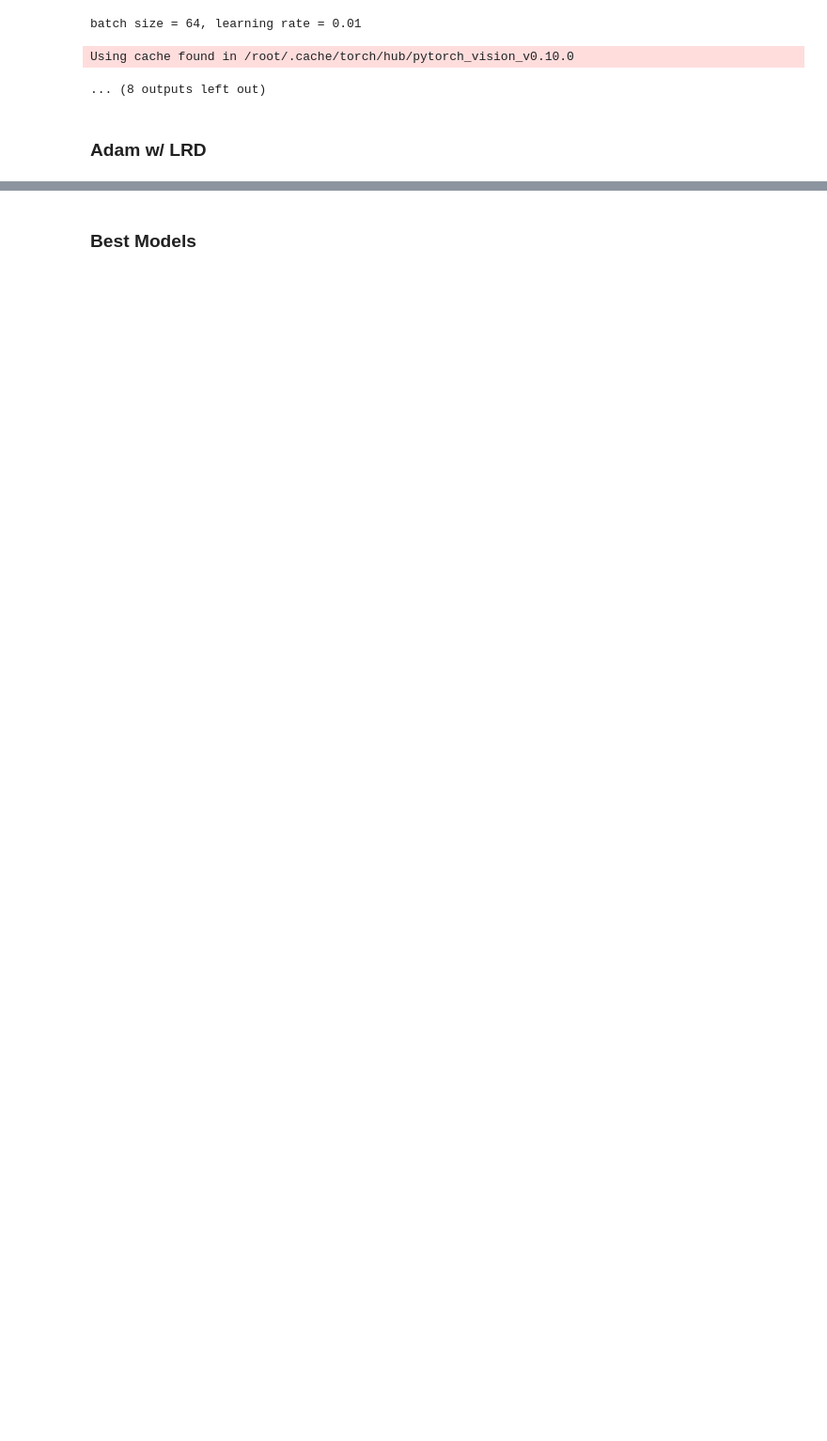
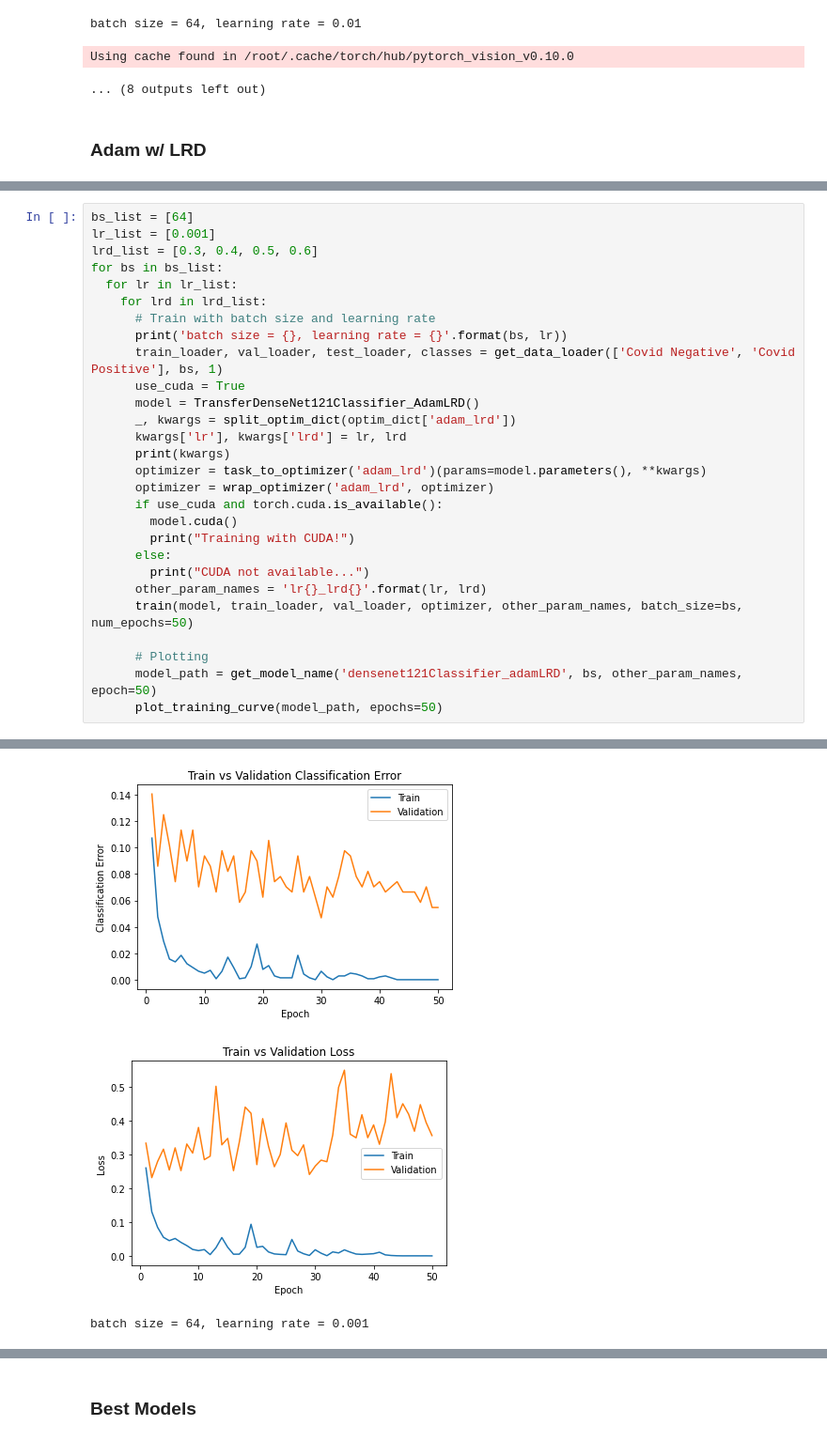
Before and after one commit to lisijia6/Exploring-Optimization-in-Deep-Learning-with-Various-Algorithms, a Jupyter notebook: Notebooks/Model_Architecture_Adam_AdamLRD.ipynb, the cells around one changed output, grey strips where cells are left out. Shown at 94% size. Saved outputs shown, nothing was run; the diff lists cells and outputs as text; blank space fills up the shorter version.

```diff
--- a/Notebooks/Model_Architecture_Adam_AdamLRD.ipynb
+++ b/Notebooks/Model_Architecture_Adam_AdamLRD.ipynb
@@ -618,0 +676,29 @@ Using cache found in /root/.cache/torch/hub/pytorch_vision_v0.10.0
+# %%
+bs_list = [64]
+lr_list = [0.001]
+lrd_list = [0.3, 0.4, 0.5, 0.6]
+for bs in bs_list:
+  for lr in lr_list:
+    for lrd in lrd_list:
+      # Train with batch size and learning rate
+      print('batch size = {}, learning rate = {}'.format(bs, lr))
+      train_loader, val_loader, test_loader, classes = get_data_loader(['Covid Negative', 'Covid Positive'], bs, 1)
+      use_cuda = True
+      model = TransferDenseNet121Classifier_AdamLRD()
+      _, kwargs = split_optim_dict(optim_dict['adam_lrd'])
+      kwargs['lr'], kwargs['lrd'] = lr, lrd
+      print(kwargs)
+      optimizer = task_to_optimizer('adam_lrd')(params=model.parameters(), **kwargs)
+      optimizer = wrap_optimizer('adam_lrd', optimizer)
+      if use_cuda and torch.cuda.is_available():
+        model.cuda()
+        print("Training with CUDA!")
+      else:
+        print("CUDA not available...")
+      other_param_names = 'lr{}_lrd{}'.format(lr, lrd)
+      train(model, train_loader, val_loader, optimizer, other_param_names, batch_size=bs, num_epochs=50)
+
+      # Plotting
+      model_path = get_model_name('densenet121Classifier_adamLRD', bs, other_param_names, epoch=50)
+      plot_training_curve(model_path, epochs=50)
+# %% [output]
@@ -618,0 +724,3 @@ Using cache found in /root/.cache/torch/hub/pytorch_vision_v0.10.0
+[figure, added]
+[figure, added]
+batch size = 64, learning rate = 0.001
```
Also changed, not shown: parts of 12 cells of this notebook.
